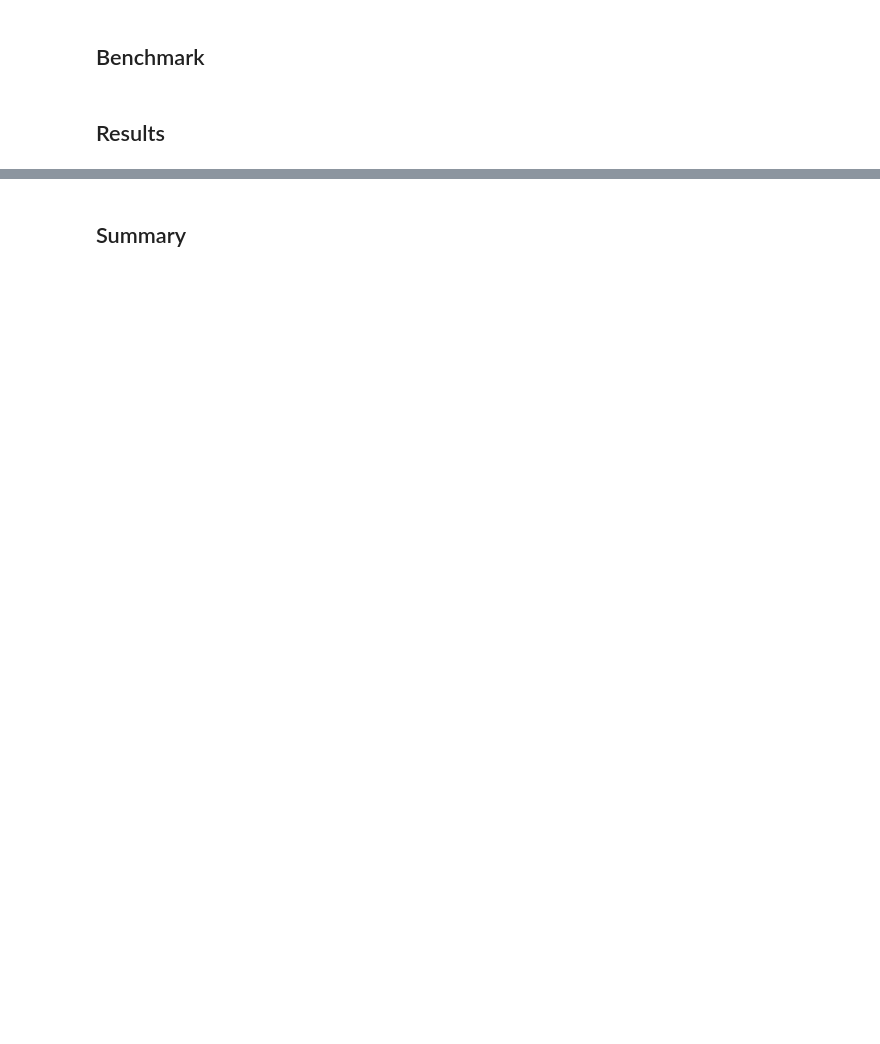
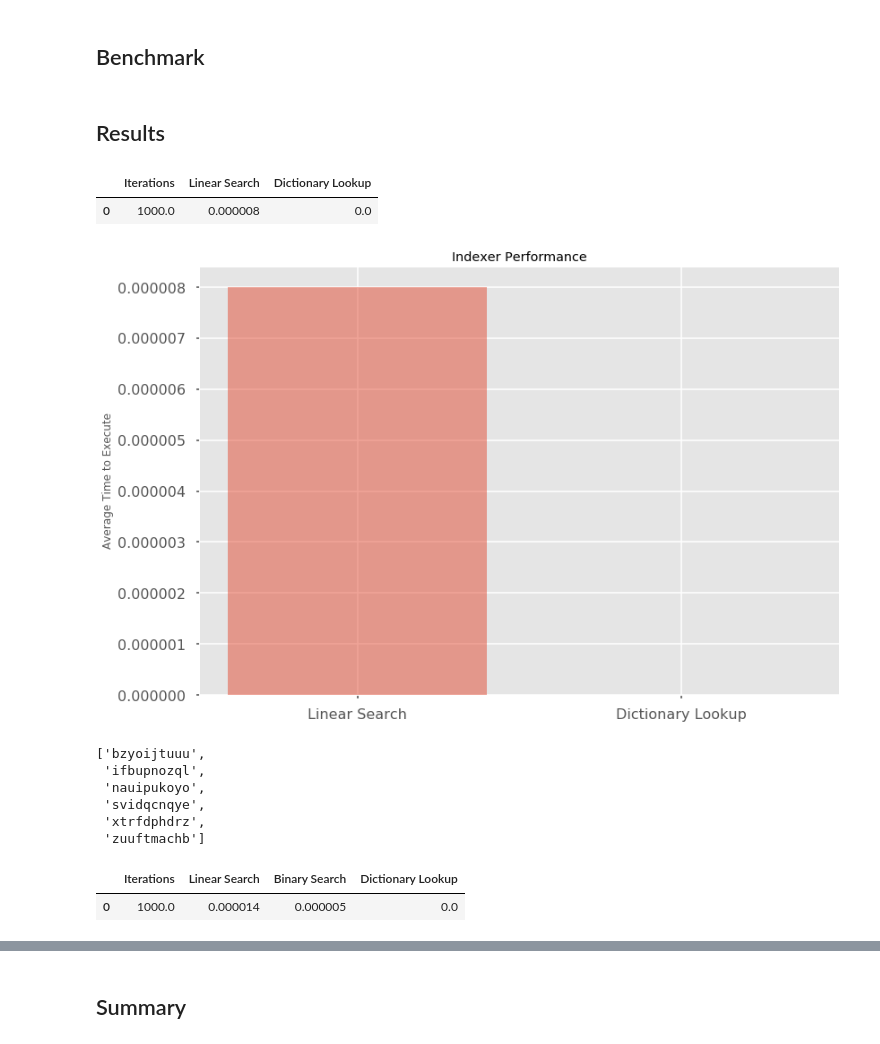
Before and after one commit to bmoretz/MSDS-DataEngineering, a Jupyter notebook: 05_HashTable.ipynb, the cells around one changed output, grey strips where cells are left out. Saved outputs shown, nothing was run; the diff lists cells and outputs as text; code cells hidden in the pictures; blank space fills up the shorter version.

```diff
--- a/05_HashTable.ipynb
+++ b/05_HashTable.ipynb
@@ -12,2 +14,5 @@ from time import time
 # %%
 np.random.seed(323) # static seed so results are reproducible
+# %%
+style.use('seaborn-poster') # sets the size of the charts
+style.use('ggplot') # set the theme for matplotlib
@@ -14 +28,15 @@ np.random.seed(323) # static seed so results are reproducible
+# %%
+characters = [chr(i) for i in range(97,123)] # character look-up
+
+def gen_code():
+    return ''.join([characters[int(np.random.uniform(0, 26))] for k in range(0, 10)]) # generate a random name
+
+names = list() # names list
+
+for index in range(100): # populate it
+    names.append(gen_code())
+
+assert set([x for x in names if names.count(x) > 1]) == set() # ensure no duplicates
+
+names_dict = dict(zip(names, names)) # to dictionary
 # %% [markdown]
@@ -16,4 +99,34 @@ np.random.seed(323) # static seed so results are reproducible
 # %% [markdown]
 ## Benchmark
+# %%
+# Create the output metrics DataFrame
+results = pd.DataFrame(columns = ['Iterations', 'Linear Search', 'Dictionary Lookup'])
+
+to_find = [names[int(np.random.uniform(len(names)))] for i in range(5)] # list of items to find.
+
+iters = 1000 # calculate average time over n iters
+
+ls_time = profile(lambda: [[linear_search(names, name) for name in to_find] for x in range(iters)]) / iters
+lu_time = profile(lambda: [[names_dict[name] for name in to_find] for x in range(iters)]) / iters
+
+results.loc[0] = [iters, ls_time, lu_time]
 # %% [markdown]
 ## Results
+# %%
+results # display the results table / DataFrame
+# %% [output]
+|  | Iterations | Linear Search | Dictionary Lookup |
+| 0 | 1000.0 | 0.000008 | 0.0 |
+# %%
+indexers = ('Linear Search', 'Dictionary Lookup')
+y_pos = np.arange(len(indexers))
+performance = [ls_time, lu_time]
+
+plt.bar(y_pos, performance, align='center', alpha=0.5)
+plt.xticks(y_pos, indexers)
+plt.ylabel('Average Time to Execute')
+plt.title('Indexer Performance')
+
+plt.show()
+# %% [output]
+[figure, added]
@@ -19,0 +137,14 @@ np.random.seed(323) # static seed so results are reproducible
+# %%
+index_values = list()
+
+for index in indexes:
+    index_values.append(names[index-1]) # get values & account for offset (zero-based index)
+
+index_values
+# %% [output]
+['bzyoijtuuu',
+ 'ifbupnozql',
+ 'nauipukoyo',
+ 'svidqcnqye',
+ 'xtrfdphdrz',
+ 'zuuftmachb']
@@ -19,0 +160,5 @@ np.random.seed(323) # static seed so results are reproducible
+# %%
+results # display the results table / DataFrame
+# %% [output]
+|  | Iterations | Linear Search | Binary Search | Dictionary Lookup |
+| 0 | 1000.0 | 0.000014 | 0.000005 | 0.0 |
```
Also changed, not shown: parts of 12 cells of this notebook.
